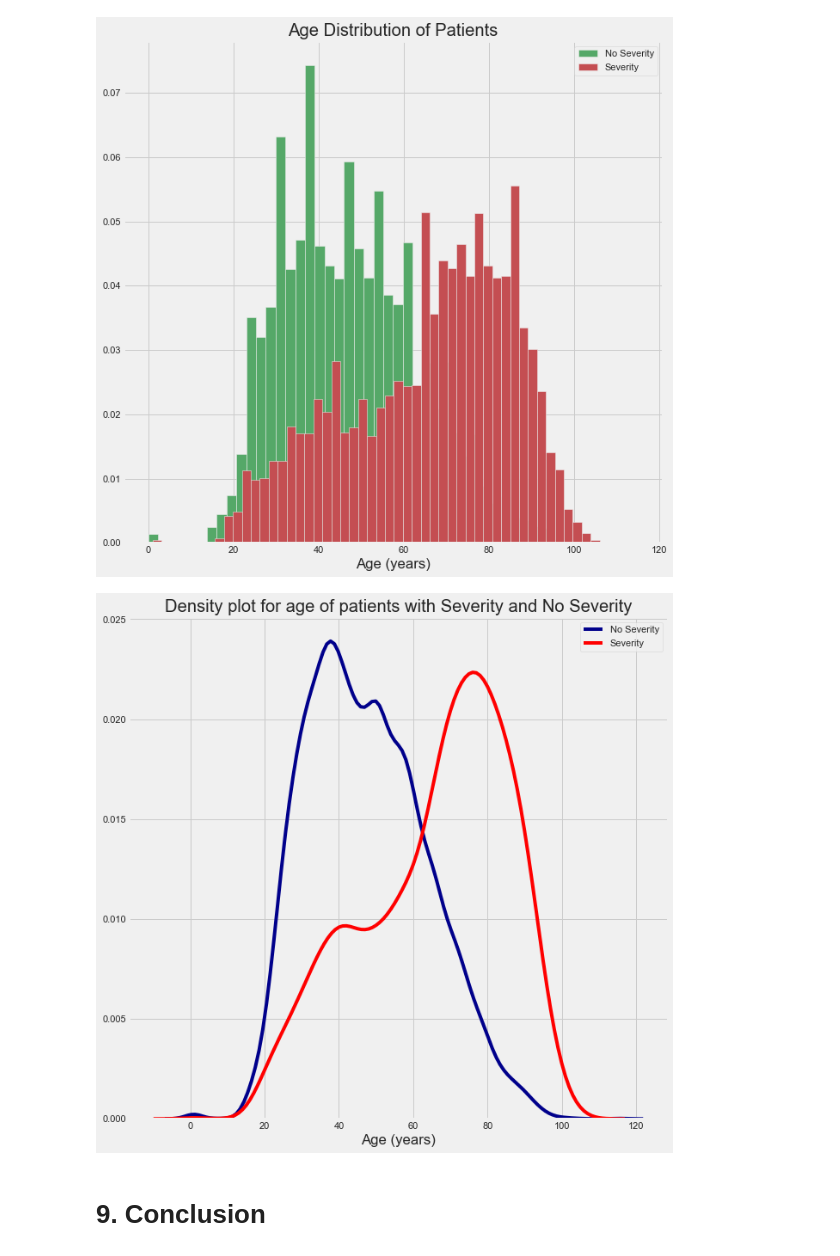
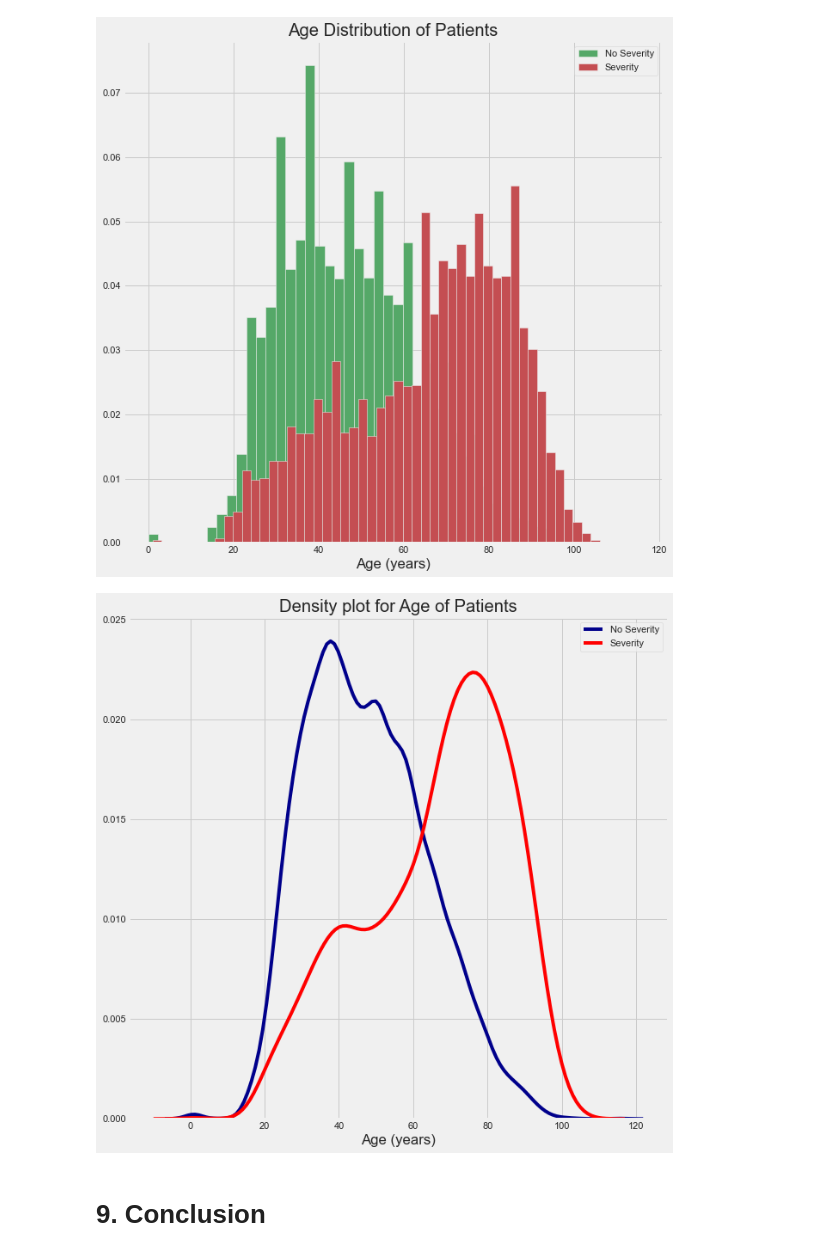
Before and after one commit to dallas-hutch/Covid19-Vaccine-Reaction-Analysis, a Jupyter notebook: VAERS_Analysis.ipynb, the cells around one changed output. Saved outputs shown, nothing was run; the diff lists cells and outputs as text; code cells hidden in the pictures.

```diff
--- a/VAERS_Analysis.ipynb
+++ b/VAERS_Analysis.ipynb
@@ -1133,14 +1133,14 @@ plt.show()
 # %%
 # Density plot of age split by no severity and severity groups
 
 sns.distplot(No_Severity_age, hist=False, kde=True, bins=50, color = 'darkblue', hist_kws={'edgecolor':'black'},kde_kws={'linewidth': 4},label = 'No Severity')
 sns.distplot(Severity_age, hist=False, kde=True, bins=50, color = 'red', hist_kws={'edgecolor':'black'},kde_kws={'linewidth': 4}, label = 'Severity')
 plt.xlabel('Age (years)')
 plt.legend()
-plt.title('Density plot for age of patients with Severity and No Severity')
+plt.title('Density plot for Age of Patients')
 plt.show()
 # %% [output]
-[figure, old version]
+[figure, new version]
 # %% [markdown]
 # 9. Conclusion
 # %% [markdown]
```
Also changed, not shown: parts of 15 cells of this notebook.
